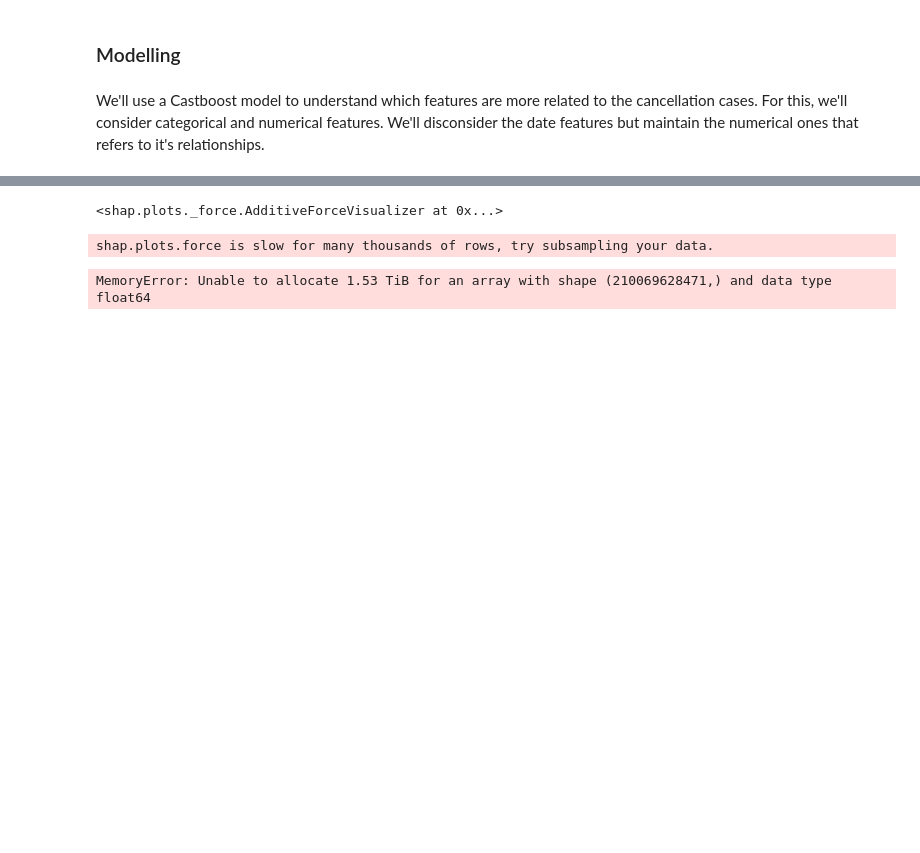
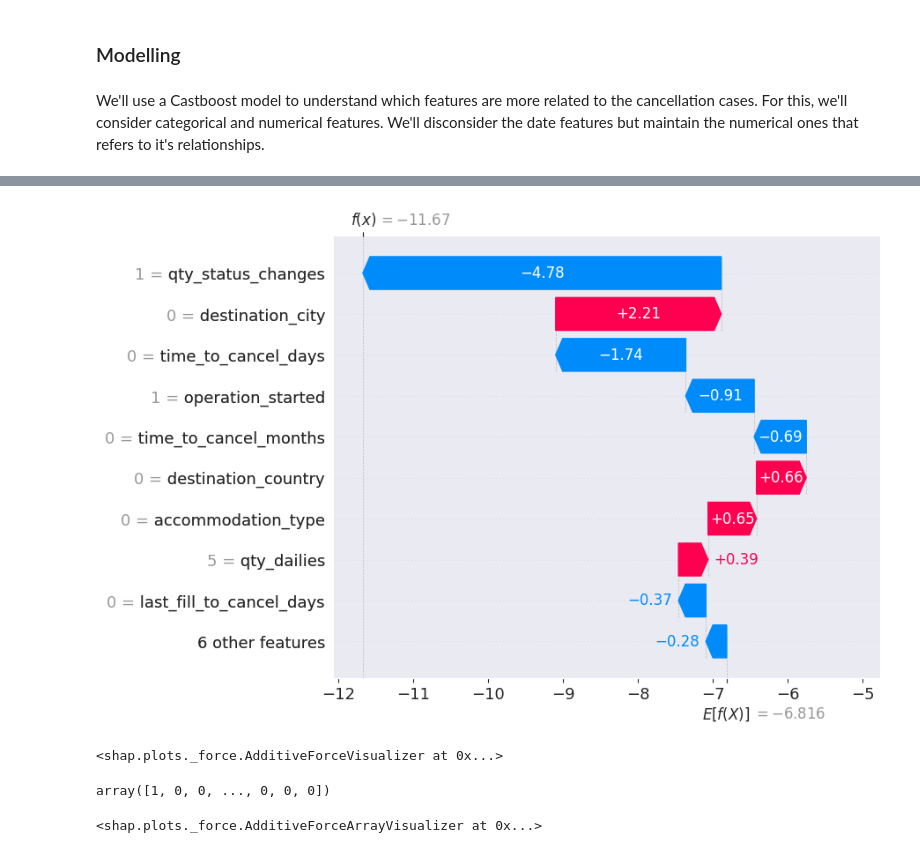
Before and after one commit to tamiriscrepalde/survival-analysis, a Jupyter notebook: notebooks/exploratory_data_analysis/packages_cancellation_analysis.ipynb, the cells around one changed output, grey strips where cells are left out. Cells and saved outputs as stored; diff of their text form; code cells hidden in the pictures; blank space fills up the shorter version.

Commit message:
Added shap values analysis

```diff
--- a/notebooks/exploratory_data_analysis/packages_cancellation_analysis.ipynb
+++ b/notebooks/exploratory_data_analysis/packages_cancellation_analysis.ipynb
@@ -493,4 +552,6 @@ import shap
 # %%
-X_train, X_test, y_train, y_test = train_test_split(df.drop('order_canceled', axis=1), df['order_canceled'], test_size=0.33, random_state=42)
+X = df.drop('order_canceled', axis=1)
+y = df['order_canceled']
+X_train, X_test, y_train, y_test = train_test_split(X, y, test_size=0.33, random_state=42)
 # %%
 model = CatBoostClassifier(random_state=42)
@@ -512,3 +562,0 @@ pool_test = Pool(X_test, cat_features=categorical_features)
-# %%
-fit_model = model.fit(pool_train)
-y_pred = model.predict(pool_test)
@@ -532,0 +563,2 @@ Learning rate set to 0.163504
+# %%
+fit_model = model.fit(X_train, y_train, eval_set=(X_test, y_test))
@@ -533,3 +583,3 @@ Learning rate set to 0.163504
 # %%
-explainer = shap.Explainer(model)
-shap_values = explainer(X_train)
+explainer = shap.TreeExplainer(model)
+shap_values = explainer(X)
@@ -540,9 +586,8 @@ shap.initjs()
+# %%
+shap.plots.waterfall(shap_values[0])
+# %% [output]
+[figure, added]
 # %%
 shap.plots.force(shap_values[0])
 # %% [output]
 <shap.plots._force.AdditiveForceVisualizer at 0x...>
-# %%
-shap.plots.force(shap_values)
-# %% [output]
-shap.plots.force is slow for many thousands of rows, try subsampling your data.
-MemoryError: Unable to allocate 1.53 TiB for an array with shape (210069628471,) and data type float64
@@ -548,0 +596,9 @@ MemoryError: Unable to allocate 1.53 TiB for an array with shape (210069628471,)
+# %%
+random_mask
+# %% [output]
+array([1, 0, 0, ..., 0, 0, 0])
+# %%
+shap_values_sample = explainer.shap_values(shap.sample(X, 1000))
+shap.plots.force(explainer.expected_value, shap_values_sample)
+# %% [output]
+<shap.plots._force.AdditiveForceArrayVisualizer at 0x...>
```
Also changed, not shown: parts of 16 cells of this notebook.
